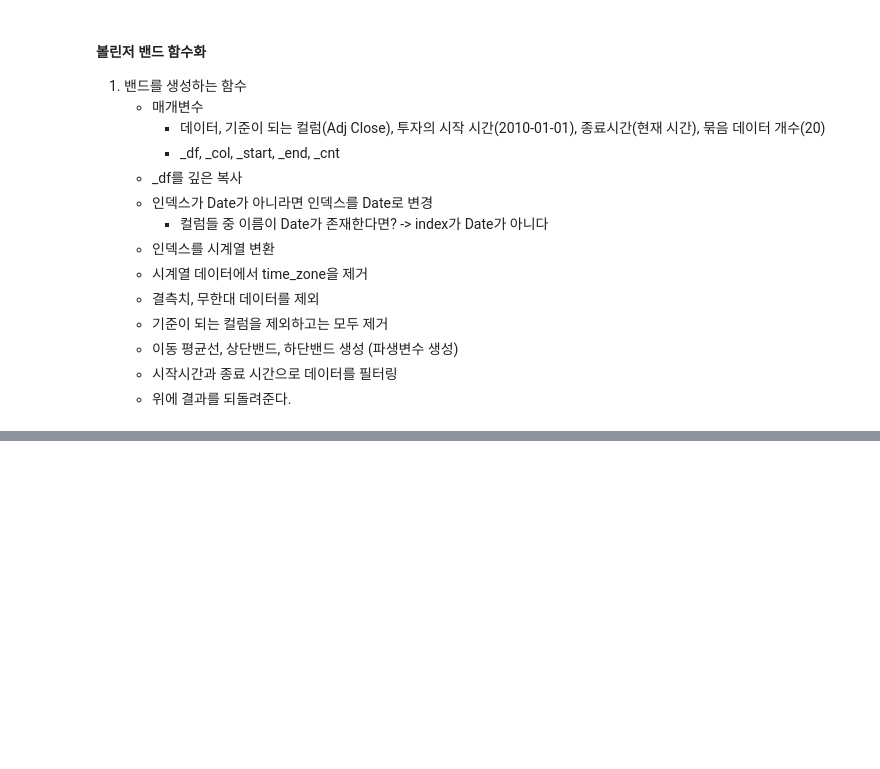
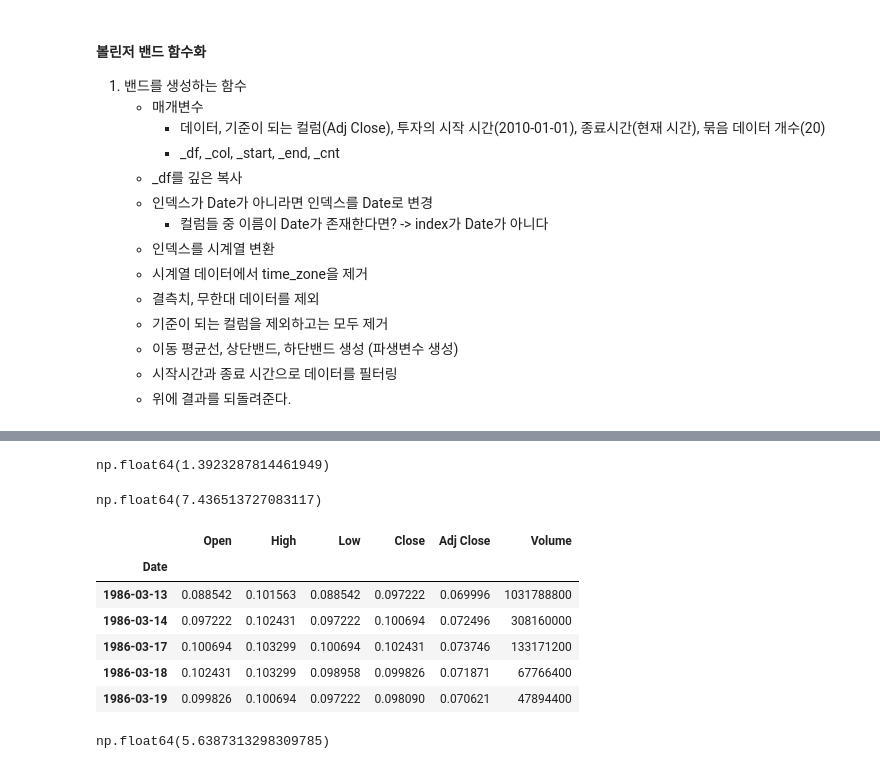
Before and after one commit to bsmoon-86/multicam_11, a Jupyter notebook: 20260528/01_bollinger.ipynb, the cells around one changed output, grey strips where cells are left out. Drawn from its saved outputs; the diff is of its cells as text; code cells hidden in the pictures; blank space fills up the shorter version.

```diff
--- a/20260528/01_bollinger.ipynb
+++ b/20260528/01_bollinger.ipynb
@@ -259,0 +368,53 @@ create_band(df2)
+# %%
+rtn_df, acc_rtn = create_rtn(trade_df)
+# %%
+acc_rtn
+# %% [output]
+np.float64(1.3923287814461949)
+# %%
+rtn_df.iloc[-1, 0] / rtn_df.iloc[0, 0]
+# %% [output]
+np.float64(7.436513727083117)
+# %%
+class Investing():
+    # 생성자 함수
+    # 객체에서 사용할 변수들은 저장하는 기능
+    # 투자 전략에서 필요한 변수들 ( 데이터, 기준이 되는 컬럼, 투자의 시작시간, 종료시간 )
+    def __init__(self, _df, _col = 'Adj Close', _start = '2010-01-01', _end = datetime.now()):
+        self.df = _df
+        self.col = _col
+        self.start = _start
+        self.end = _end
+    # 바이앤홀드 함수
+    def bnh(self):
+        # 수익율 계산
+        df = self.df.copy()
+        if 'Date' in df.columns:
+            df.set_index('Date', inplace=True)
+        df.index = pd.to_datetime(df.index)
+        # display(df.head())
+        df = df.loc[self.start : self.end, [self.col]]
+        buy = df.iloc[0, 0]
+        sell = df.iloc[-1, 0]
+        return sell / buy
+    # 볼린져 밴드 함수
+    def boll(self, _cnt = 20):
+        band_df = create_band(self.df, self.col, self.start, self.end, _cnt)
+        trade_df = create_trade(band_df)
+        rtn_df, acc_rtn  = create_rtn(trade_df)
+        return rtn_df, acc_rtn
+# %%
+df3 = pd.read_csv("../csv/MSFT.csv")
+# %%
+invest = Investing(df3)
+# %%
+invest.bnh()
+# %% [output]
+|  | Open | High | Low | Close | Adj Close | Volume |
+| Date |  |  |  |  |  |  |
+| 1986-03-13 | 0.088542 | 0.101563 | 0.088542 | 0.097222 | 0.069996 | 1031788800 |
+| 1986-03-14 | 0.097222 | 0.102431 | 0.097222 | 0.100694 | 0.072496 | 308160000 |
+| 1986-03-17 | 0.100694 | 0.103299 | 0.100694 | 0.102431 | 0.073746 | 133171200 |
+| 1986-03-18 | 0.102431 | 0.103299 | 0.098958 | 0.099826 | 0.071871 | 67766400 |
+| 1986-03-19 | 0.099826 | 0.100694 | 0.097222 | 0.098090 | 0.070621 | 47894400 |
+np.float64(5.6387313298309785)
```
Also changed, not shown: parts of 7 cells of this notebook, 4 other files.
